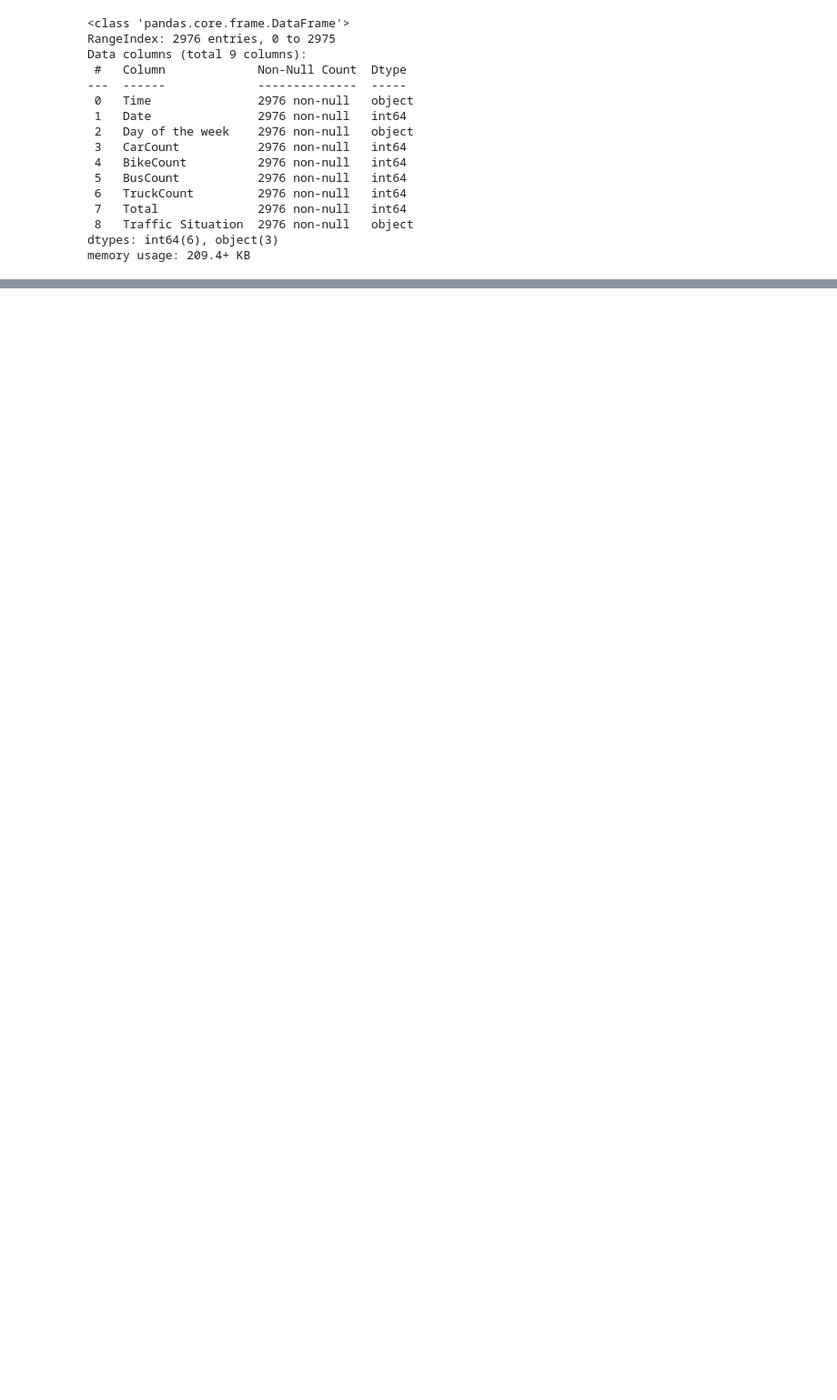
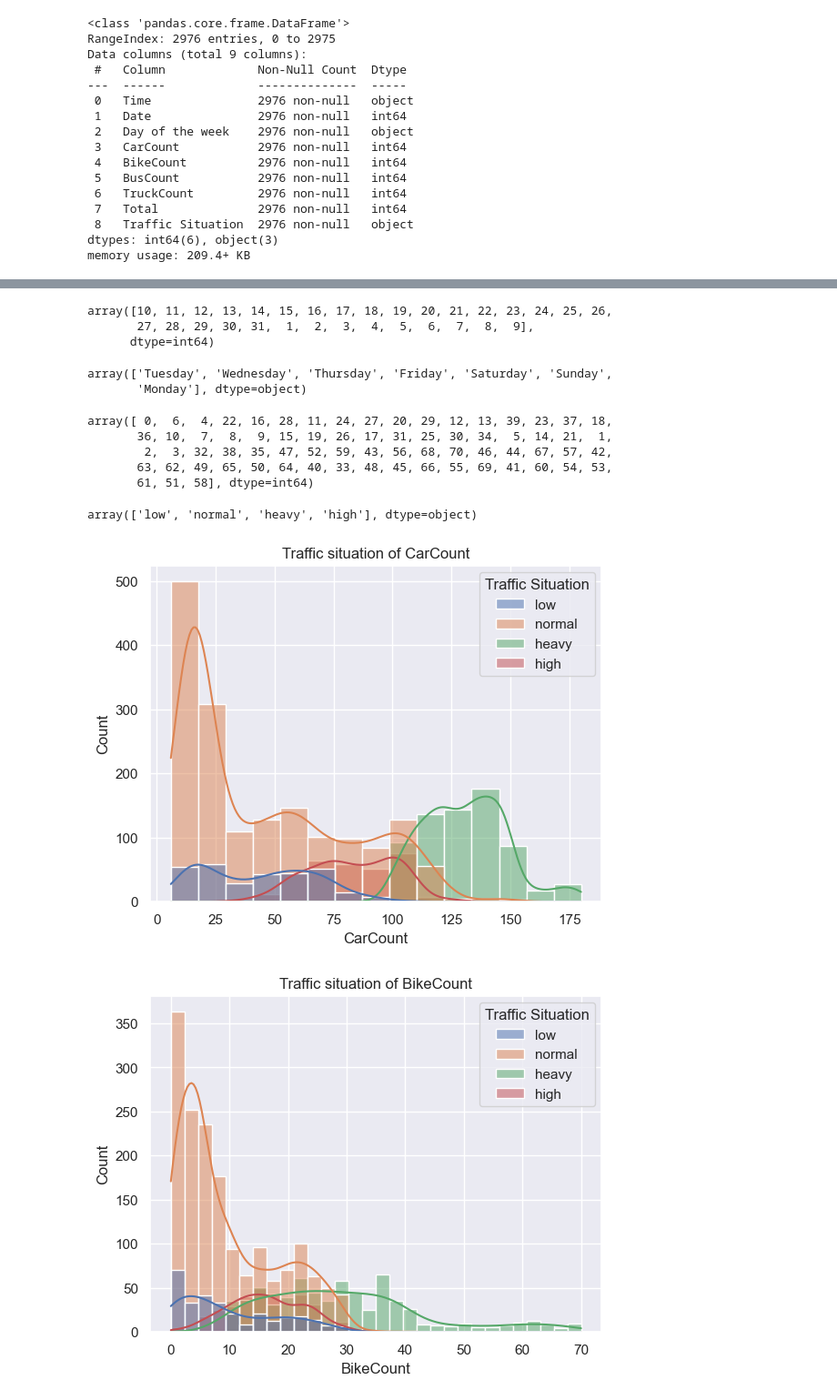
Before and after one commit to Kazeem-Bello/Traffic-Analysis, a Jupyter notebook: assignment.ipynb, the cells around one changed output, grey strips where cells are left out. Shown: that part at 91% size. Saved outputs shown, nothing was run; the diff lists cells and outputs as text; code cells hidden in the pictures; blank space fills up the shorter version.

```diff
--- a/assignment.ipynb
+++ b/assignment.ipynb
@@ -6,5 +8,5 @@ sns.set()
 # %%
-traffic_traffic_df = pd.read_csv("Traffic.csv")
+traffic_df = pd.read_csv("Traffic.csv")
 # %%
 traffic_df.head()
 # %% [output]
@@ -37,0 +71,23 @@ another = pd.read_csv("Traffic.csv")
+# %%
+traffic_df["Date"].unique()
+# %% [output]
+array([10, 11, 12, 13, 14, 15, 16, 17, 18, 19, 20, 21, 22, 23, 24, 25, 26,
+       27, 28, 29, 30, 31,  1,  2,  3,  4,  5,  6,  7,  8,  9],
+      dtype=int64)
+# %%
+traffic_df["Day of the week"].unique()
+# %% [output]
+array(['Tuesday', 'Wednesday', 'Thursday', 'Friday', 'Saturday', 'Sunday',
+       'Monday'], dtype=object)
+# %%
+traffic_df["BikeCount"].unique()
+# %% [output]
+array([ 0,  6,  4, 22, 16, 28, 11, 24, 27, 20, 29, 12, 13, 39, 23, 37, 18,
+       36, 10,  7,  8,  9, 15, 19, 26, 17, 31, 25, 30, 34,  5, 14, 21,  1,
+        2,  3, 32, 38, 35, 47, 52, 59, 43, 56, 68, 70, 46, 44, 67, 57, 42,
+       63, 62, 49, 65, 50, 64, 40, 33, 48, 45, 66, 55, 69, 41, 60, 54, 53,
+       61, 51, 58], dtype=int64)
+# %%
+traffic_df["Traffic Situation"].unique()
+# %% [output]
+array(['low', 'normal', 'heavy', 'high'], dtype=object)
@@ -37,0 +98,10 @@ another = pd.read_csv("Traffic.csv")
+# %%
+counts = ['CarCount', 'BikeCount', 'BusCount', 'TruckCount', 'Total']
+
+for i in counts:
+    sns.histplot(traffic_df, x = i, hue = "Traffic Situation", kde = True)
+    plt.title(f"Traffic situation of {i}")
+    plt.show()
+# %% [output]
+[figure, added]
+[figure, added]
```
Also changed, not shown: parts of 15 cells of this notebook.
